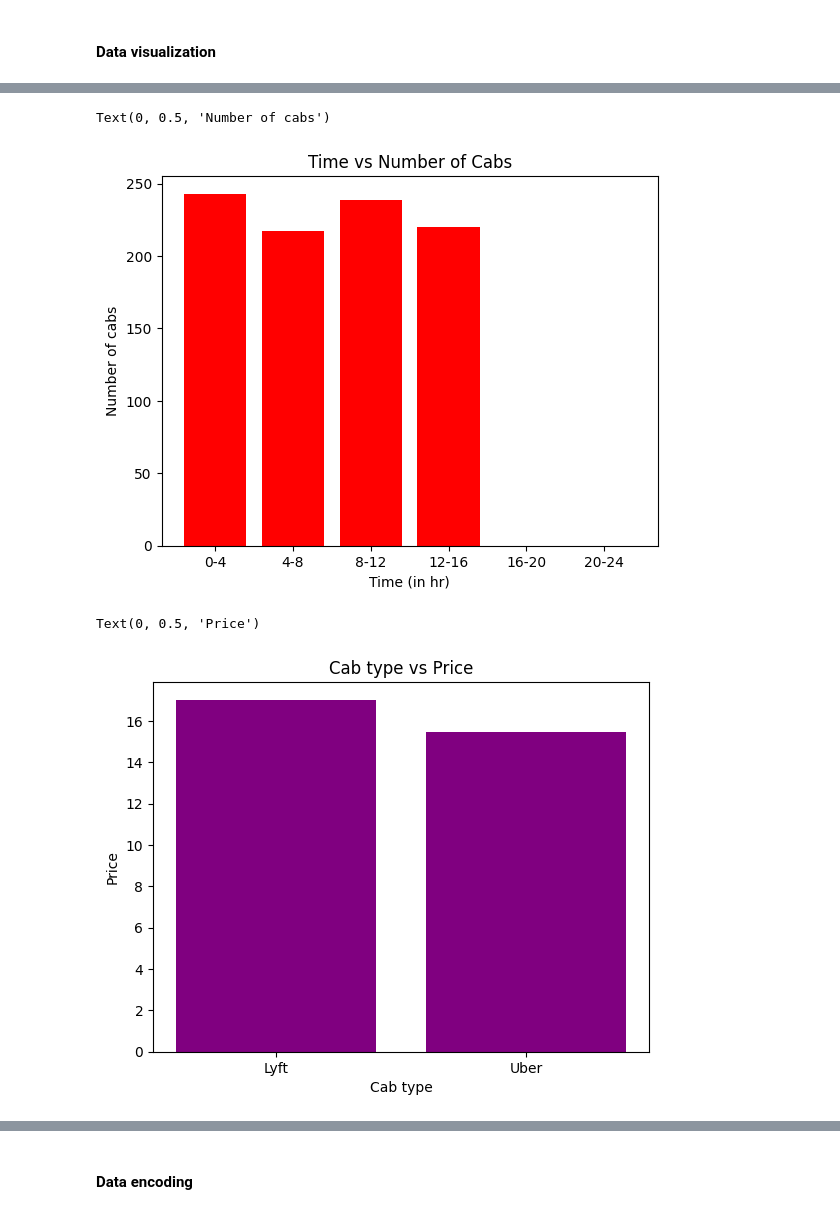
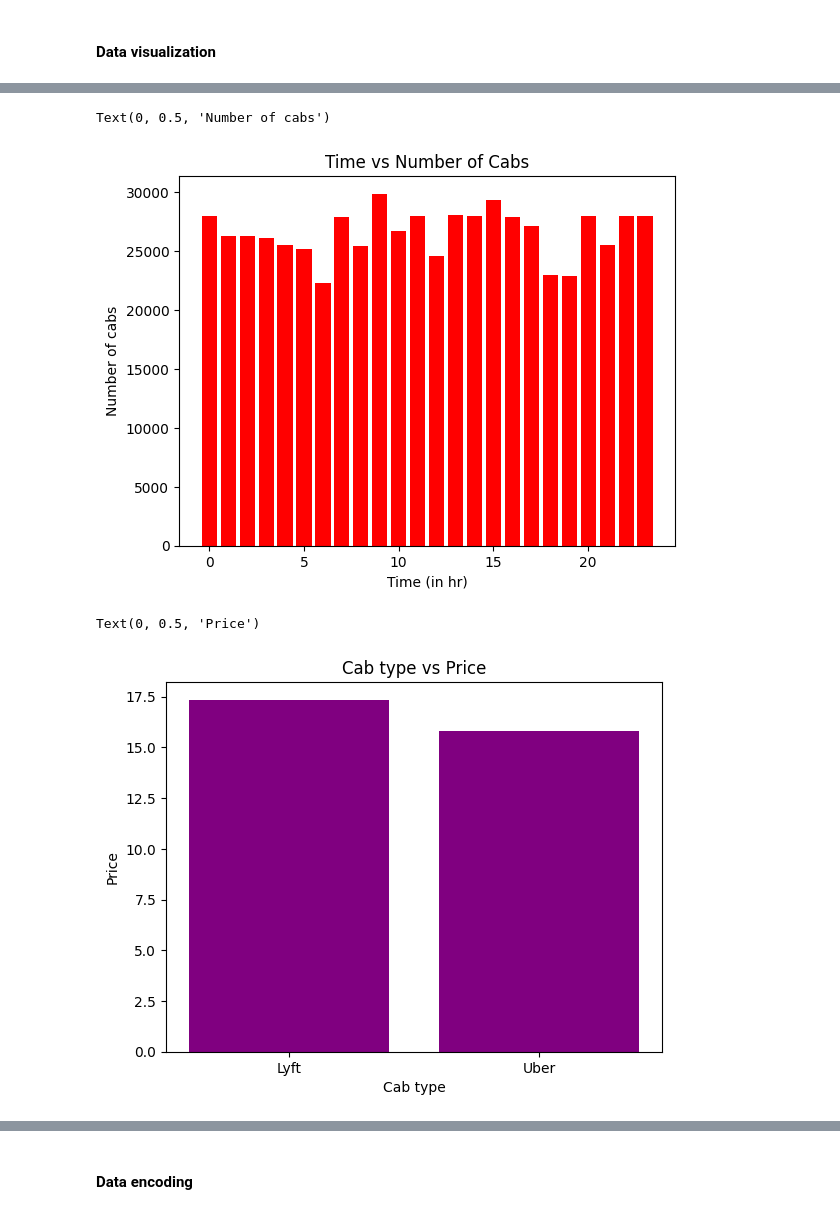
Before and after one commit to itsHarinderjit/Cab-Data-Analysis, a Jupyter notebook: Harinderjit_102017151.ipynb, the cells around one changed output, grey strips where cells are left out. Saved outputs shown, nothing was run; the diff lists cells and outputs as text; code cells hidden in the pictures.

```diff
--- a/Harinderjit_102017151.ipynb
+++ b/Harinderjit_102017151.ipynb
@@ -8,7 +9,7 @@ from sklearn import linear_model
 from sklearn.metrics import r2_score
 # %%
 df=pd.read_csv(r'rideshare_kaggle.csv')
-df = df.iloc[:1000]
+# df = df.iloc[:1000]
 # %% [markdown]
 #### Understanding Data
 # %%
@@ -79,7 +80,6 @@ plt.barh(col_list,unique_val)
 df = df.dropna()
 N = df.shape[0]
 # %%
-df['datetime'] = pd.to_datetime(df['datetime'])
 df.loc[df.cab_type=='Uber','product_id'] = 'Uber'
 df = df.drop("id",axis="columns")
 df = df.drop("timezone",axis="columns")
@@ -160,0 +145,10 @@ Text(0, 0.5, 'Average Price(in $)')
+# %%
+## time vs average price
+lst = df['hour'].unique()
+num = [0]*24
+for data in lst :
+    num[data] = len(df[df.hour==data])
+plt.bar(lst,num,color = "yellow")
+plt.title("Time vs average price")
+plt.xlabel("Time(in hr)")
+plt.ylabel("Average Price(in $)")
@@ -161,15 +158,18 @@ Text(0, 0.5, 'Average Price(in $)')
 # %%
-lst = [0,0,0,0,0,0]
-for i in range(N) :
-    hr = df.iloc[i]['datetime'].hour
-    lst[hr%4] += 1
-plt.bar(['0-4','4-8','8-12','12-16','16-20','20-24'],lst,color = "red")
+## time vs number of cabs
+lst = df['hour'].unique()
+num = [0]*24
+for data in lst :
+    num[data] = len(df[df.hour==data])
+
+
+plt.bar(lst,num,color = "red")
 plt.title("Time vs Number of Cabs")
 plt.xlabel("Time (in hr)")
 plt.ylabel("Number of cabs")
 # %% [output]
 Text(0, 0.5, 'Number of cabs')
-[figure, old version]
+[figure, new version]
 # %%
 ## cab type vs price
 lst = df['cab_type'].unique()
@@ -183,7 +183,7 @@ plt.xlabel("Cab type")
 plt.ylabel("Price")
 # %% [output]
 Text(0, 0.5, 'Price')
-[figure, old version]
+[figure, new version]
 # %%
 ## product id vs price
 lst = df['product_id'].unique()
```
Also changed, not shown: parts of 10 cells of this notebook.
